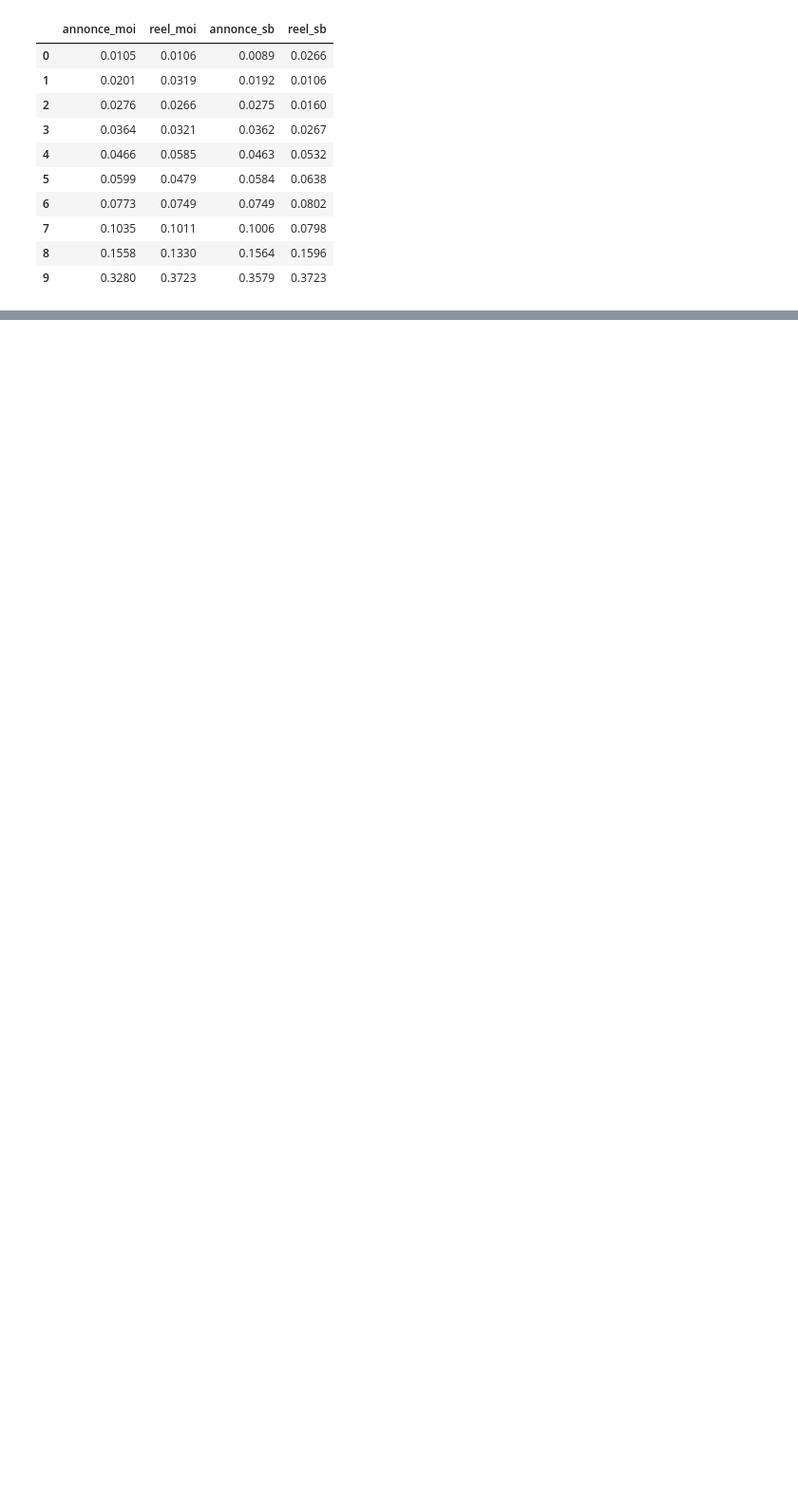
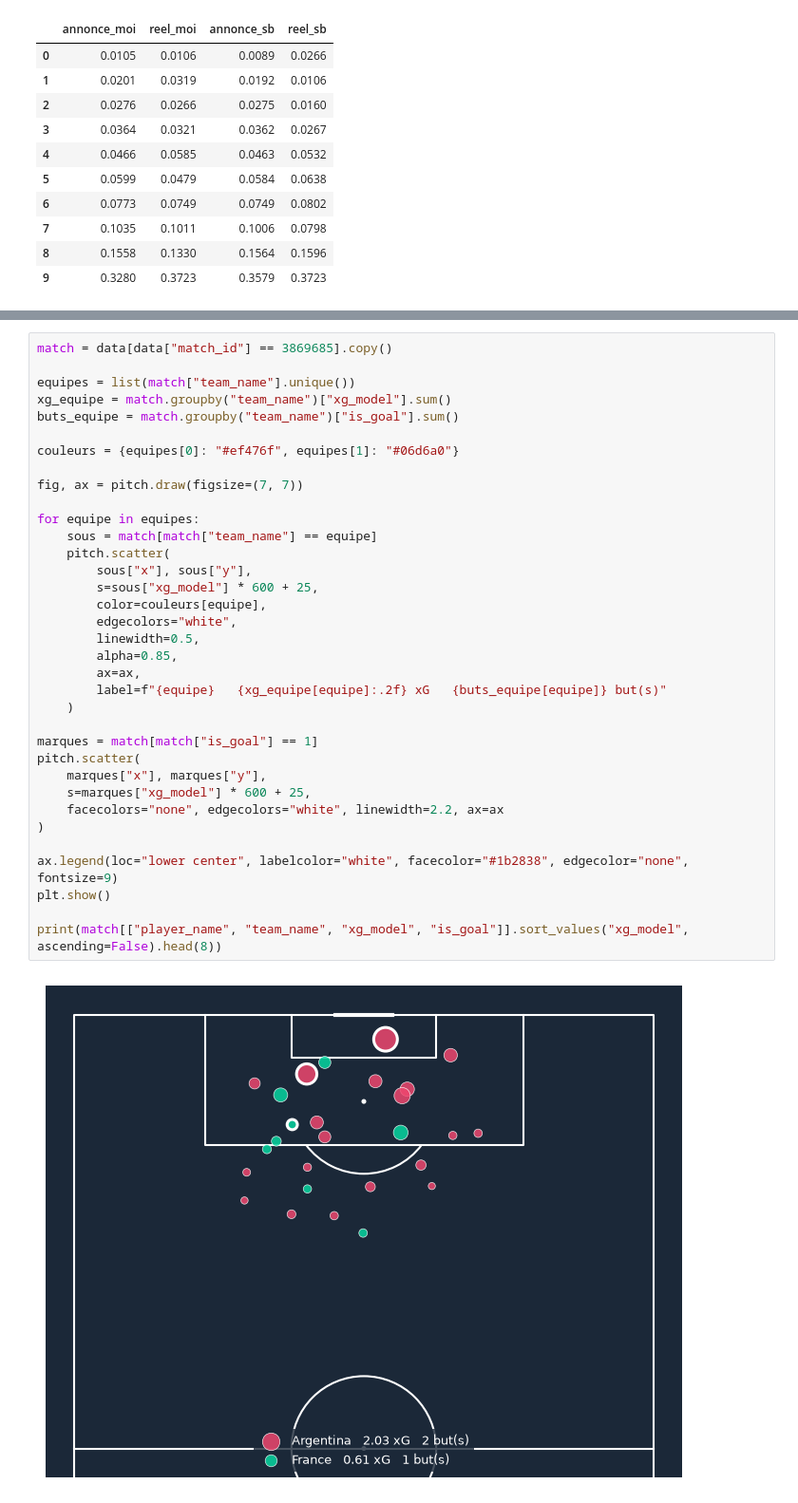
Before and after one commit to Z0utMan/xg-football, a Jupyter notebook: notebooks/01-explore-competitions.ipynb, the cells around one changed output, grey strips where cells are left out. Shown at 95% size. Drawn from its saved outputs; the diff is of its cells as text; blank space fills up the shorter version.

```diff
--- a/notebooks/01-explore-competitions.ipynb
+++ b/notebooks/01-explore-competitions.ipynb
@@ -1073,0 +1119,37 @@ pd.DataFrame({
+# %%
+match = data[data["match_id"] == 3869685].copy()
+
+equipes = list(match["team_name"].unique())
+xg_equipe = match.groupby("team_name")["xg_model"].sum()
+buts_equipe = match.groupby("team_name")["is_goal"].sum()
+
+couleurs = {equipes[0]: "#ef476f", equipes[1]: "#06d6a0"}
+
+fig, ax = pitch.draw(figsize=(7, 7))
+
+for equipe in equipes:
+    sous = match[match["team_name"] == equipe]
+    pitch.scatter(
+        sous["x"], sous["y"],
+        s=sous["xg_model"] * 600 + 25,
+        color=couleurs[equipe],
+        edgecolors="white",
+        linewidth=0.5,
+        alpha=0.85,
+        ax=ax,
+        label=f"{equipe}   {xg_equipe[equipe]:.2f} xG   {buts_equipe[equipe]} but(s)"
+    )
+
+marques = match[match["is_goal"] == 1]
+pitch.scatter(
+    marques["x"], marques["y"],
+    s=marques["xg_model"] * 600 + 25,
+    facecolors="none", edgecolors="white", linewidth=2.2, ax=ax
+)
+
+ax.legend(loc="lower center", labelcolor="white", facecolor="#1b2838", edgecolor="none", fontsize=9)
+plt.show()
+
+print(match[["player_name", "team_name", "xg_model", "is_goal"]].sort_values("xg_model", ascending=False).head(8))
+# %% [output]
+[figure, added]
```
Also changed, not shown: parts of 8 cells of this notebook, 1 other file.
